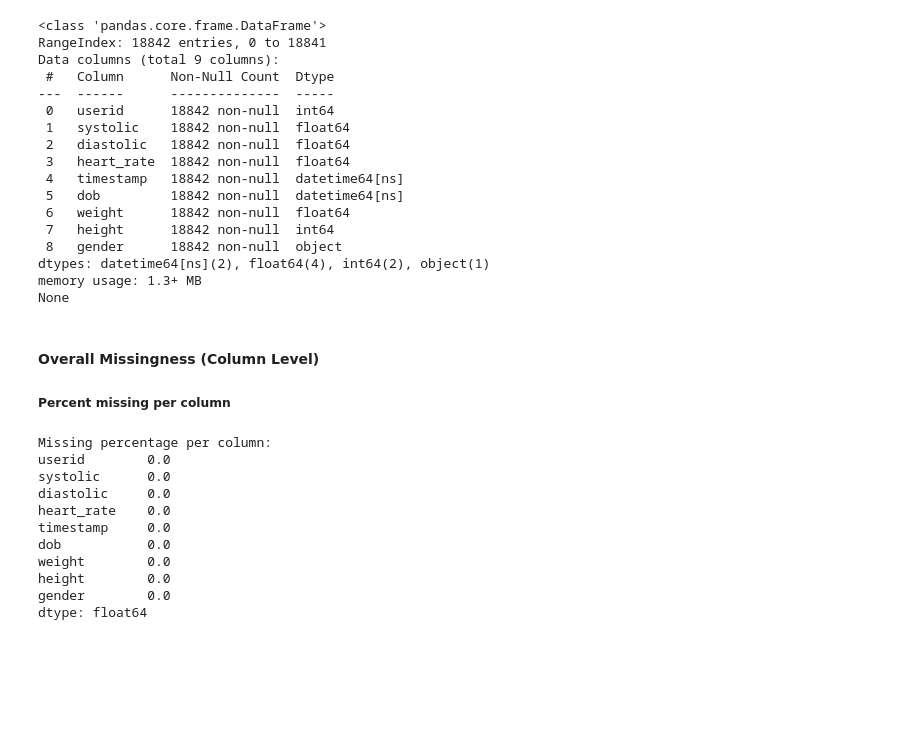
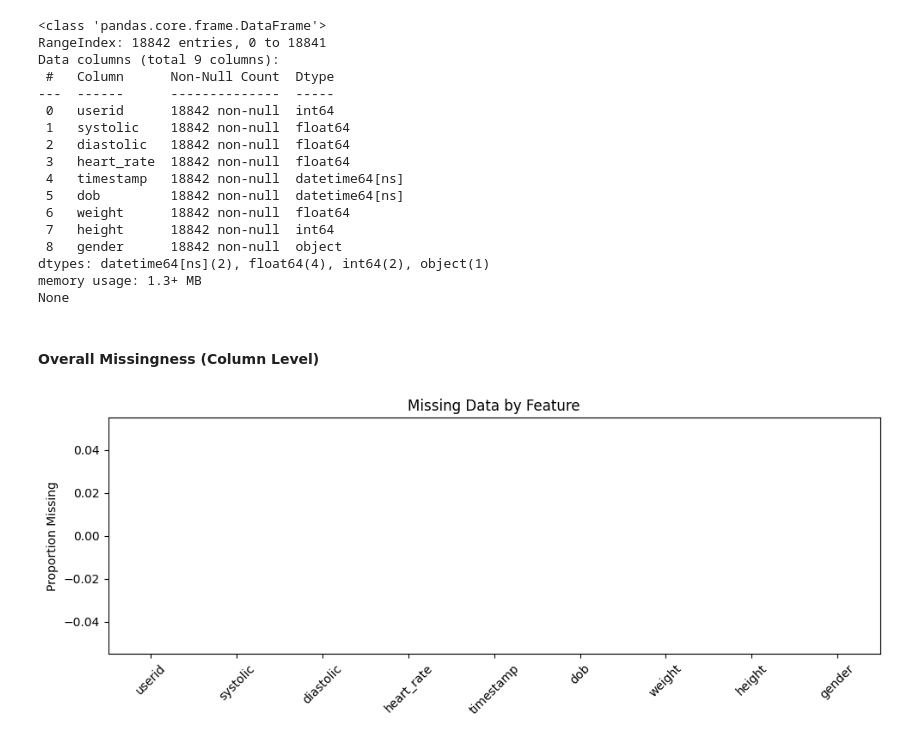
Before and after one commit to Biendaika/Research-in-Hypertension, a Jupyter notebook: Missing Data Analysis.ipynb, the cells around one changed output. Drawn from its saved outputs; the diff is of its cells as text; code cells hidden in the pictures; blank space fills up the shorter version.

Commit message:
More missing data analysis works

```diff
--- a/Missing Data Analysis.ipynb
+++ b/Missing Data Analysis.ipynb
@@ -32,23 +30,15 @@ memory usage: 1.3+ MB
 None
 # %% [markdown]
 #### Overall Missingness (Column Level)
-##### Percent missing per column
 # %%
 missing_pct = data.isnull().mean().sort_values(ascending=False)
 
 plt.figure(figsize=(10, 4))
 missing_pct.plot(kind="bar")
 plt.ylabel("Proportion Missing")
 plt.title("Missing Data by Feature")
+plt.xticks(rotation = 45)
+plt.tight_layout()
+plt.show()
 # %% [output]
-Missing percentage per column:
-userid        0.0
-systolic      0.0
-diastolic     0.0
-heart_rate    0.0
-timestamp     0.0
-dob           0.0
-weight        0.0
-height        0.0
-gender        0.0
-dtype: float64
+[figure, added]
```
Also changed, not shown: parts of 15 cells of this notebook.
